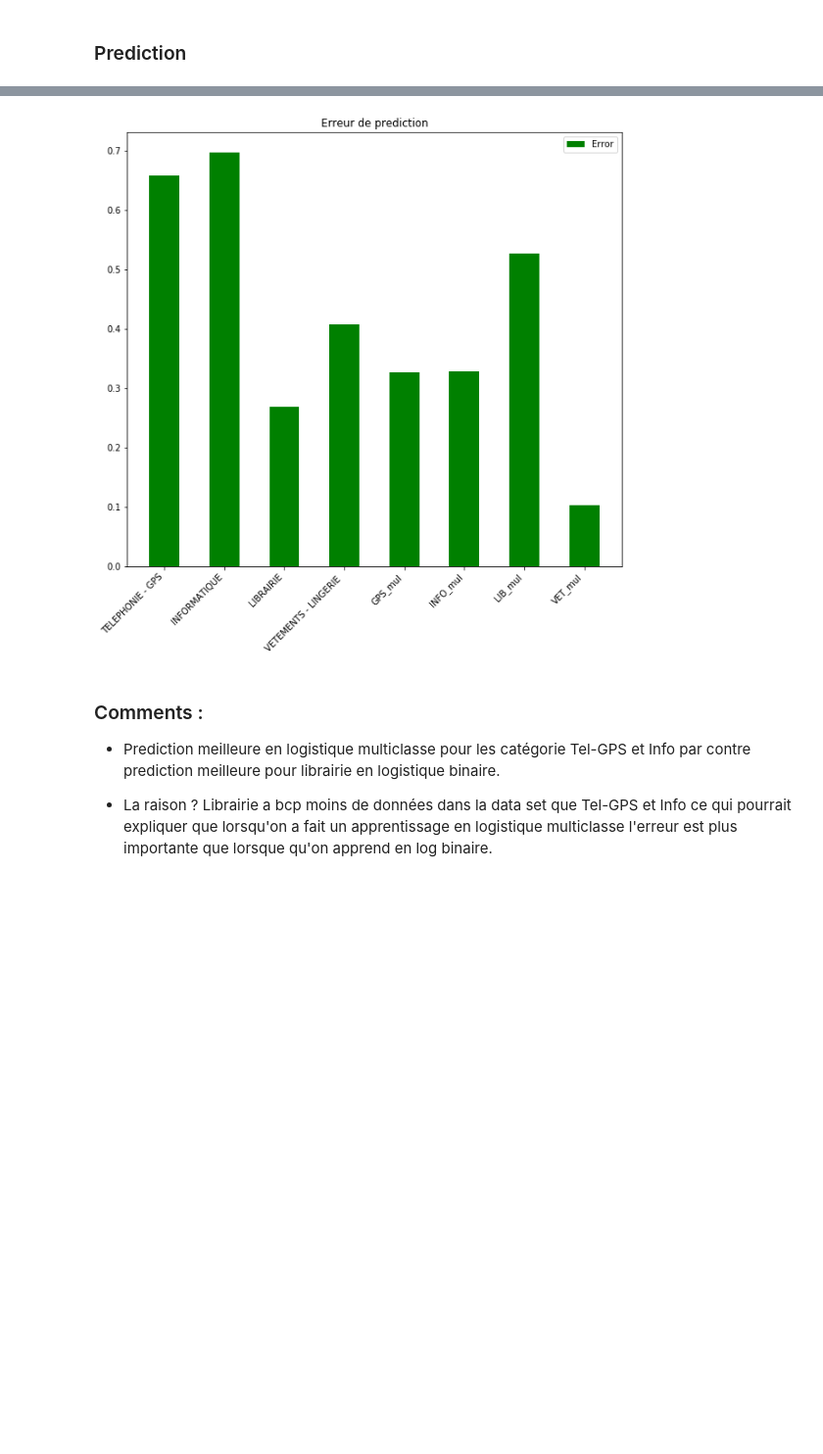
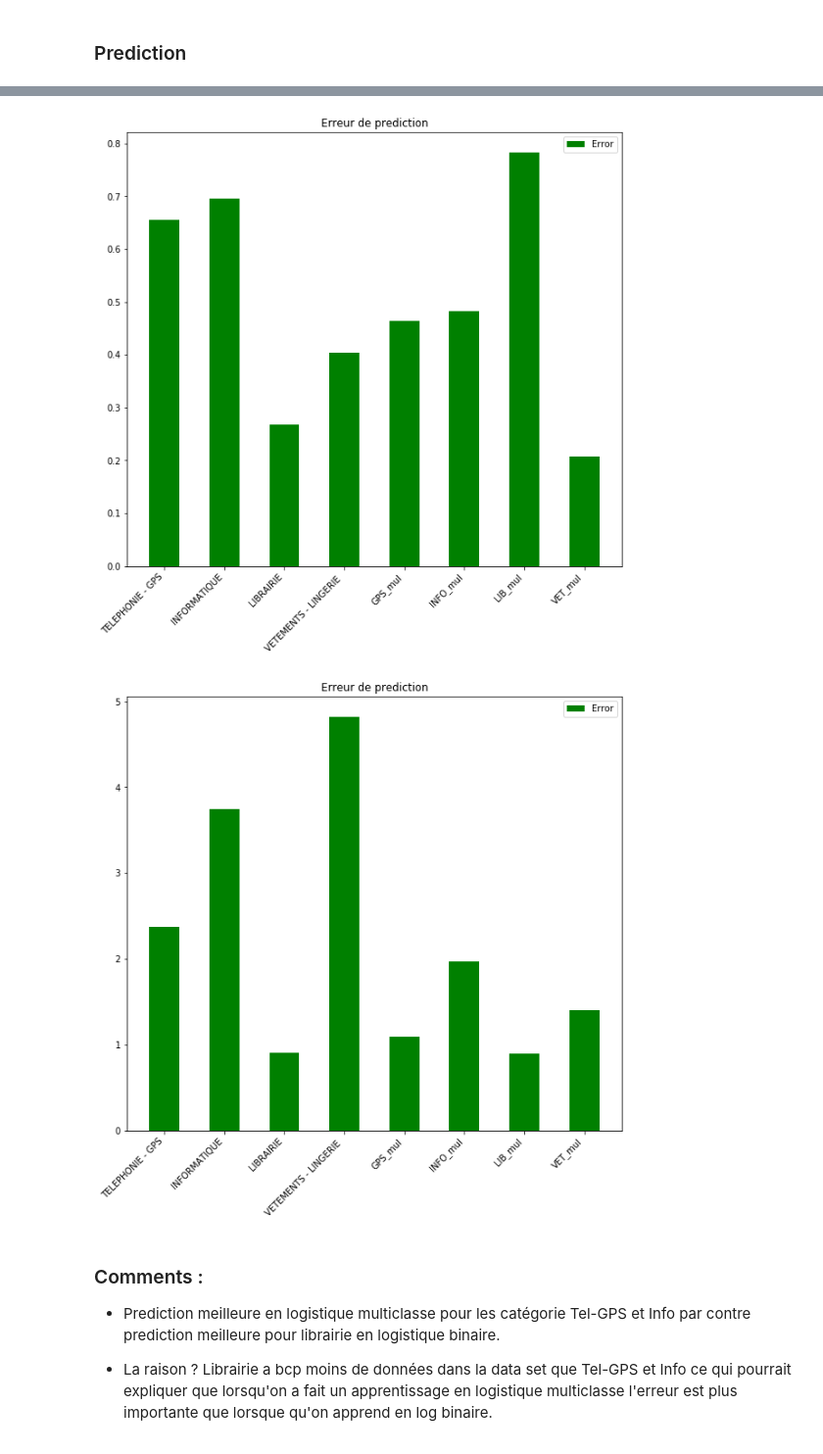
Before and after one commit to bguillouet/2020_4A_TEXTE, a Jupyter notebook: Classification.ipynb, the cells around one changed output, grey strips where cells are left out. Shown at 98% size. Cells and saved outputs as stored; diff of their text form; code cells hidden in the pictures; blank space fills up the shorter version.

```diff
--- a/Classification.ipynb
+++ b/Classification.ipynb
@@ -295,8 +254,10 @@ def bar_plot_error(cat,err):
     fig.autofmt_xdate(rotation=45)
 # %%
 bar_plot_error(cat,err2)
+bar_plot_error(cat,err)
 # %% [output]
-[figure, old version]
+[figure, new version]
+[figure, added]
 # %% [markdown]
 ### Comments :
 
```
Also changed, not shown: parts of 19 cells of this notebook.
